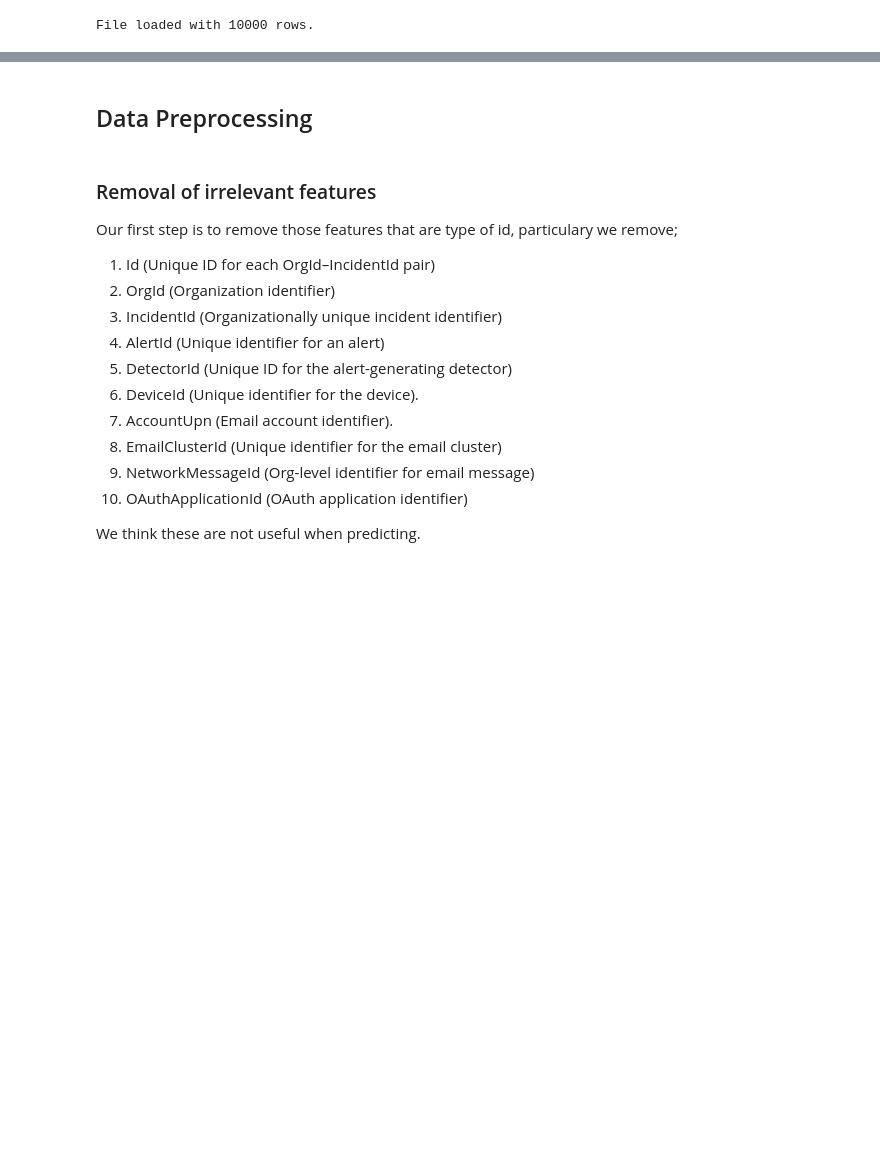
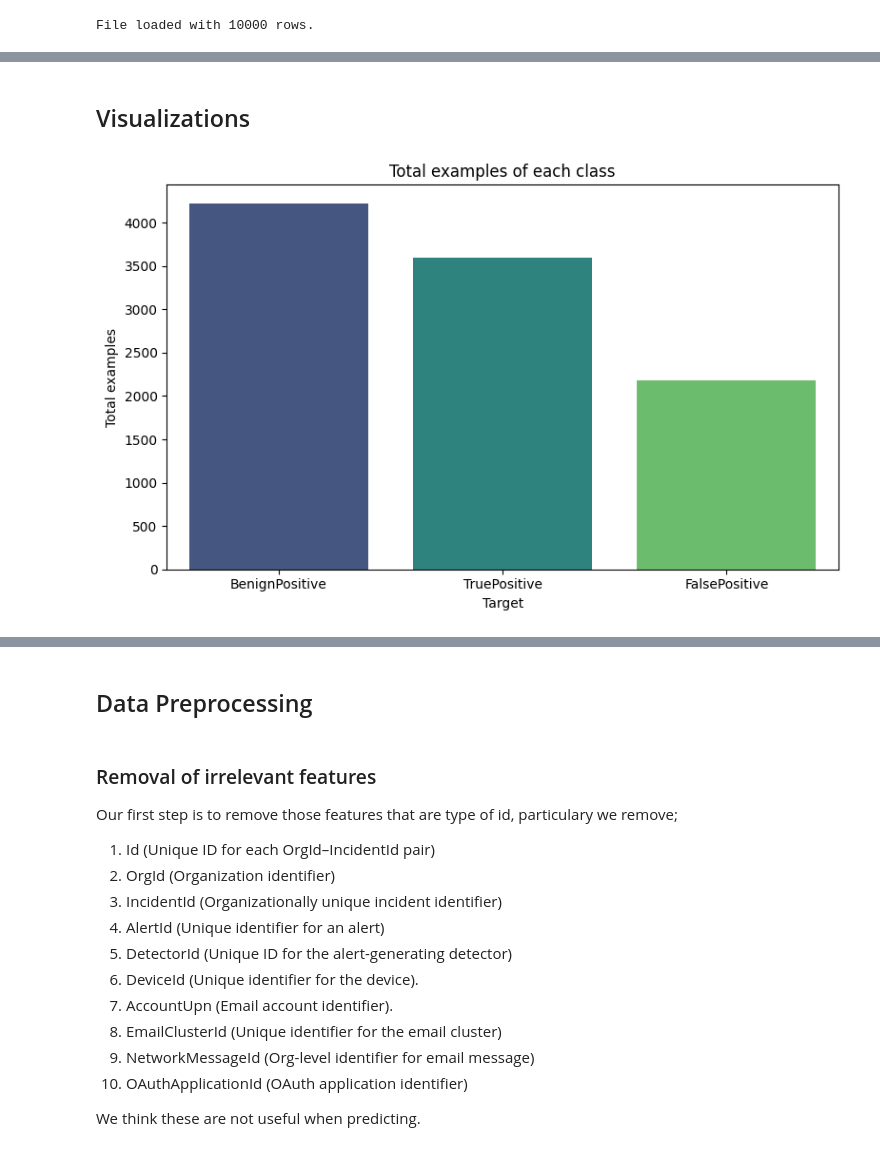
Before and after one commit to yasin281/Microsoft-Security-Incident-Prediction, a Jupyter notebook: src/DataPreparation.ipynb, the cells around one changed output, grey strips where cells are left out. Cells and saved outputs as stored; diff of their text form; code cells hidden in the pictures; blank space fills up the shorter version.

```diff
--- a/src/DataPreparation.ipynb
+++ b/src/DataPreparation.ipynb
@@ -106,0 +173,4 @@ Now we can proceed with applying the preprocessing to the data. Before that, let
+# %%
+df = data
+# %% [markdown]
+## Visualizations
@@ -106,0 +234,14 @@ Now we can proceed with applying the preprocessing to the data. Before that, let
+# %%
+target_counts = df["IncidentGrade"].value_counts().reset_index()
+target_counts.columns = ['target', 'count']
+
+plt.figure(figsize=(8, 5))
+sns.barplot(x='target', y='count', data=target_counts, hue='target', palette='viridis', legend=False)
+plt.title('Total examples of each class')
+plt.xlabel('Target')
+plt.ylabel('Total examples')
+plt.xticks(rotation=0)
+plt.tight_layout()
+plt.show()
+# %% [output]
+[figure, added]
```
Also changed, not shown: parts of 54 cells of this notebook, 4 other files.
